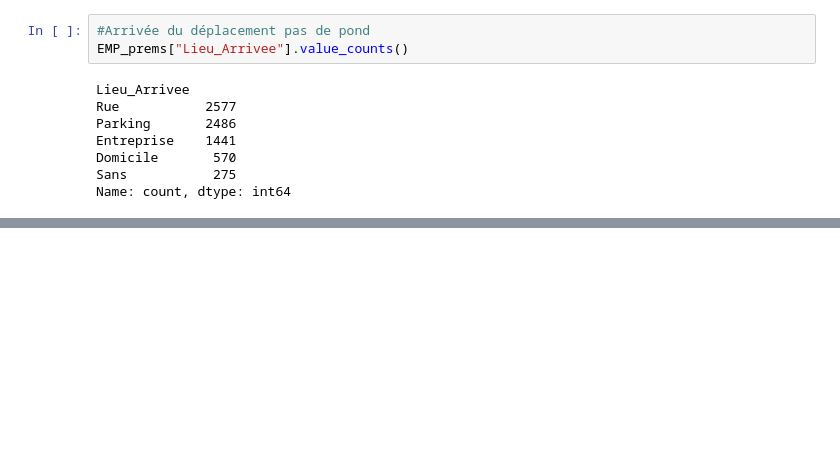
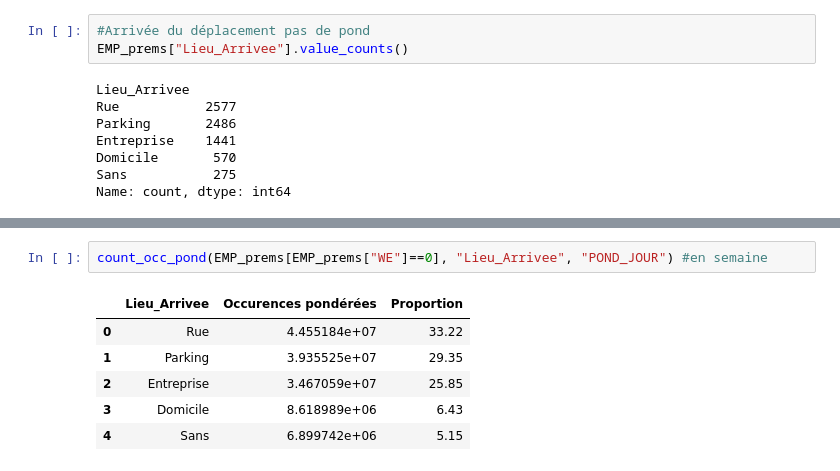
Before and after one commit to kilianguillon/Projet_statapp, a Jupyter notebook: script_main.ipynb, the cells around one changed output, grey strips where cells are left out. Drawn from its saved outputs; the diff is of its cells as text; blank space fills up the shorter version.

```diff
--- a/script_main.ipynb
+++ b/script_main.ipynb
@@ -92,0 +155,9 @@ count_occ_pond(EMP_prems, "Lieu_Arrivee", "POND_JOUR")
+# %%
+count_occ_pond(EMP_prems[EMP_prems["WE"]==0], "Lieu_Arrivee", "POND_JOUR") #en semaine
+# %% [output]
+|  | Lieu_Arrivee | Occurences pondérées | Proportion |
+| 0 | Rue | 4.455184e+07 | 33.22 |
+| 1 | Parking | 3.935525e+07 | 29.35 |
+| 2 | Entreprise | 3.467059e+07 | 25.85 |
+| 3 | Domicile | 8.618989e+06 | 6.43 |
+| 4 | Sans | 6.899742e+06 | 5.15 |
```
Also changed, not shown: parts of 16 cells of this notebook.
